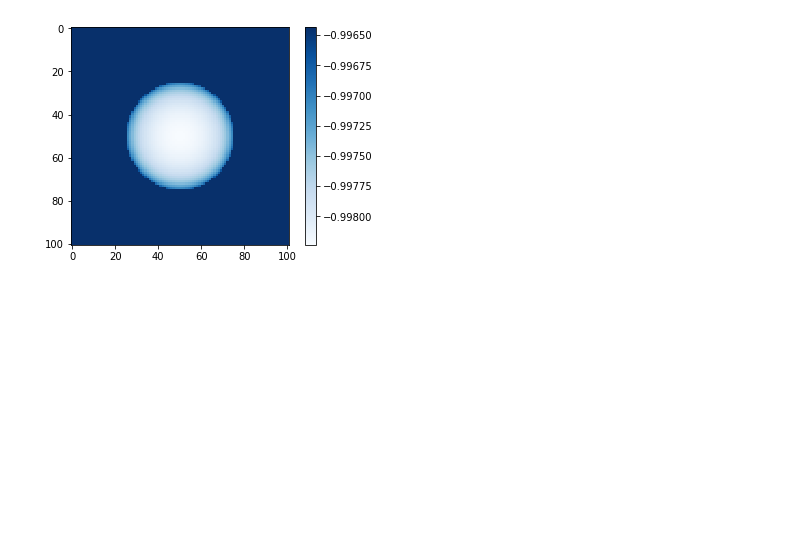
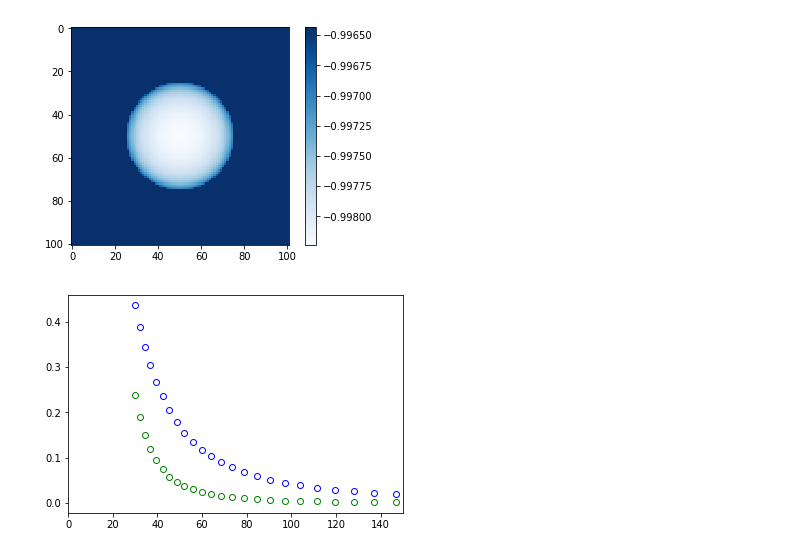
Before and after one commit to MSenani/X-Ray-Image-Reconstruction, a Jupyter notebook: Sphere_Reconstruction.ipynb, the cells around one changed output. Drawn from its saved outputs; the diff is of its cells as text; code cells hidden in the pictures; blank space fills up the shorter version.

```diff
--- a/Sphere_Reconstruction.ipynb
+++ b/Sphere_Reconstruction.ipynb
@@ -267,3 +513,23 @@ plt.show()
 [figure]
 [figure]
 [figure]
+# %%
+## Import refractive index data as a function of energy
+data = np.loadtxt('heptane_refr_indices.txt', skiprows = 2)
+E_refr, delta_refr, beta_refr = (data[:,0], data[:,1], data[:,2])
+plt.plot(E_refr, delta_refr, 'bo', mfc='none')
+plt.plot(E_refr, beta_refr, 'go', mfc='none')
+
+# Found this at https://refractiveindex.info/
+n_of_lambda = lambda lam: 1.38248838 + 4.05375e-3/lam + 4.58433e-3/(lam**2)
+h = 6.6260701e-34    # J.s: Planck's constant
+c = 2.99792458e8     # m/s: Speed of light
+eV2J   = 1.60217662e-19       # [J/eV]
+# plt.plot(E_refr, n_of_lambda(h*c/(E_refr))/5e22, 'r-')
+# plt.plot(E_refr[E_refr>3000], np.exp(-E_refr[E_refr>3000]), 'r-')
+# plt.plot(E_refr, 1/E_refr - 1/(E_refr**2), 'r-')
+plt.xlim([0,150])
+
+plt.show()
+# %% [output]
+[figure, added]
```
Also changed, not shown: parts of 14 cells of this notebook.
